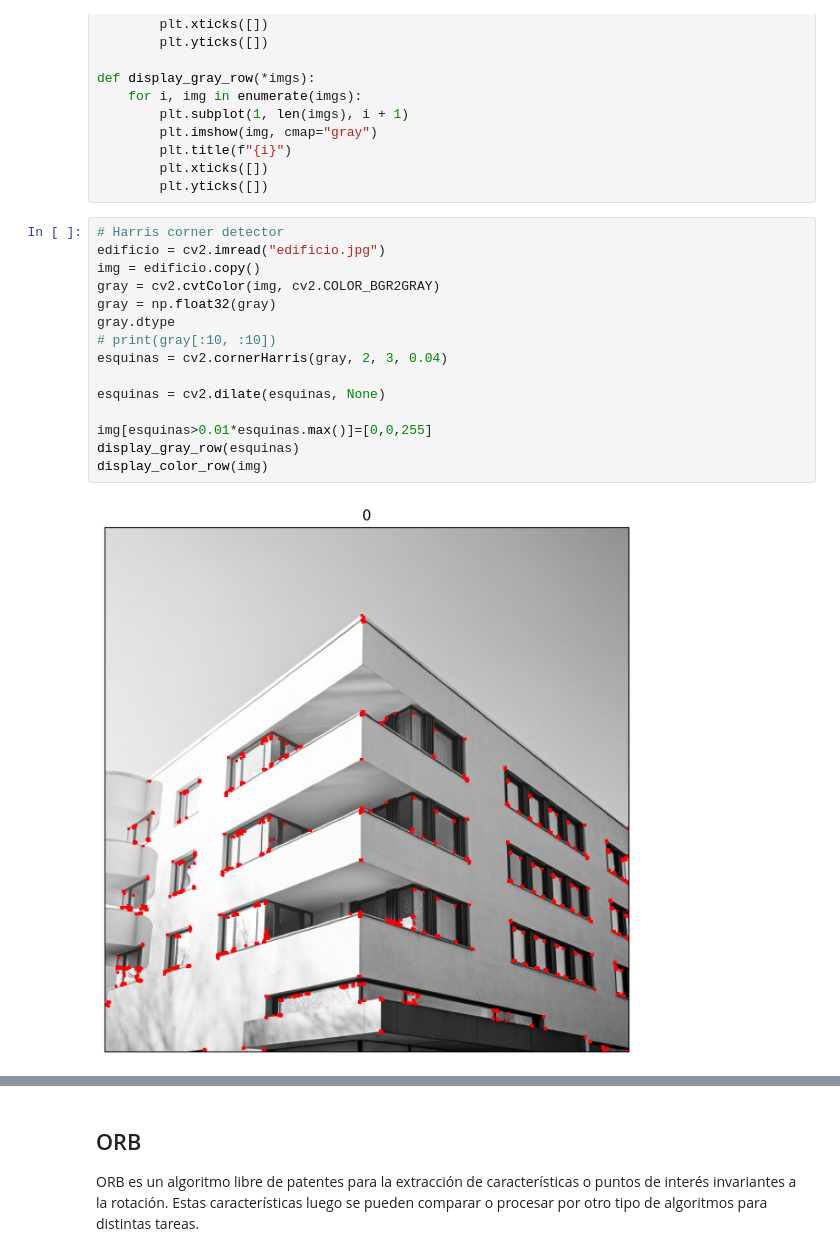
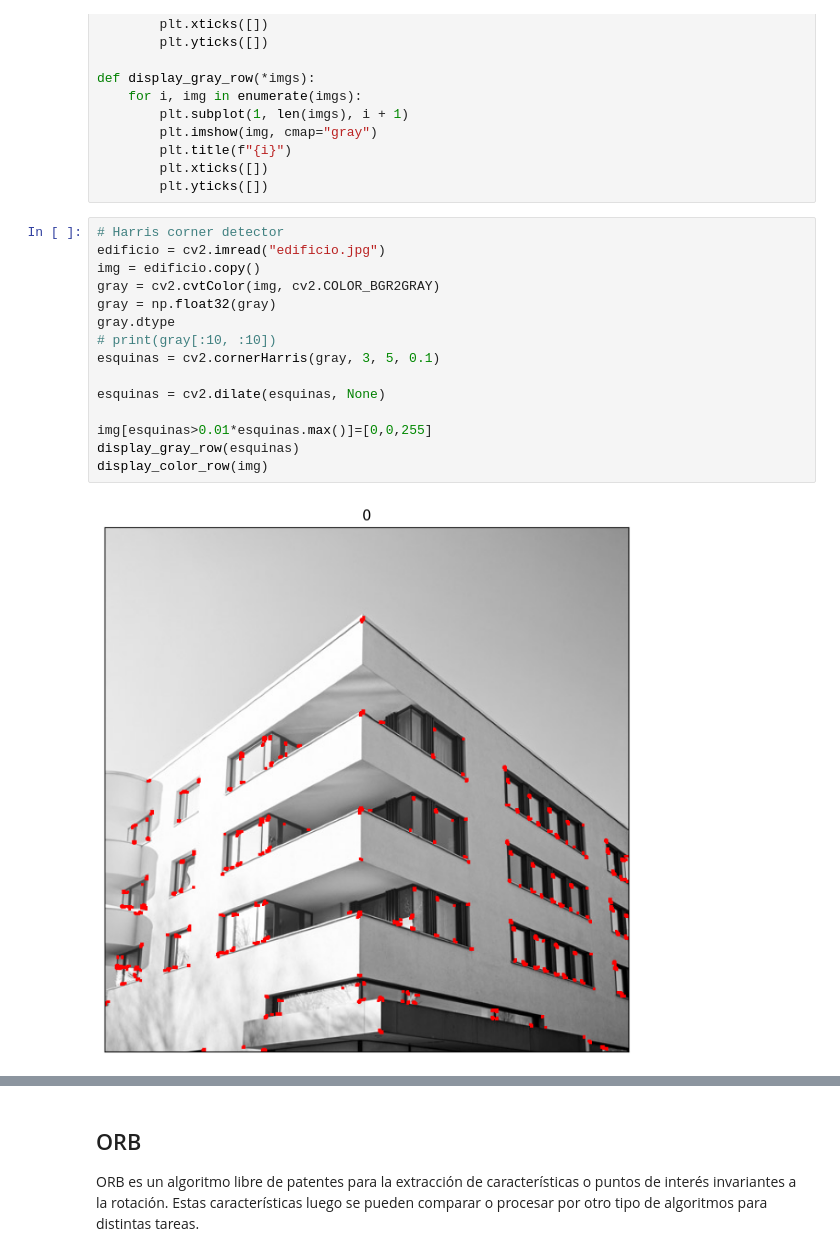
Before and after one commit to tabris2015/computer_vision_unifranz_2024, a Jupyter notebook: 4.object_detection/feature_extraction.ipynb, the cells around one changed output, grey strips where cells are left out. Drawn from its saved outputs; the diff is of its cells as text.

```diff
--- a/4.object_detection/feature_extraction.ipynb
+++ b/4.object_detection/feature_extraction.ipynb
@@ -30,20 +30,20 @@ def display_gray_row(*imgs):
 # %%
 # Harris corner detector
 edificio = cv2.imread("edificio.jpg")
 img = edificio.copy()
 gray = cv2.cvtColor(img, cv2.COLOR_BGR2GRAY)
 gray = np.float32(gray)
 gray.dtype
 # print(gray[:10, :10])
-esquinas = cv2.cornerHarris(gray, 2, 3, 0.04)
+esquinas = cv2.cornerHarris(gray, 3, 5, 0.1)
 
 esquinas = cv2.dilate(esquinas, None)
 
 img[esquinas>0.01*esquinas.max()]=[0,0,255]
 display_gray_row(esquinas)
 display_color_row(img)
 # %% [output]
-[figure, old version]
+[figure, new version]
 # %%
 # FAST corners
 img = edificio.copy()
```
Also changed, not shown: parts of 7 cells of this notebook, 19 other files.
